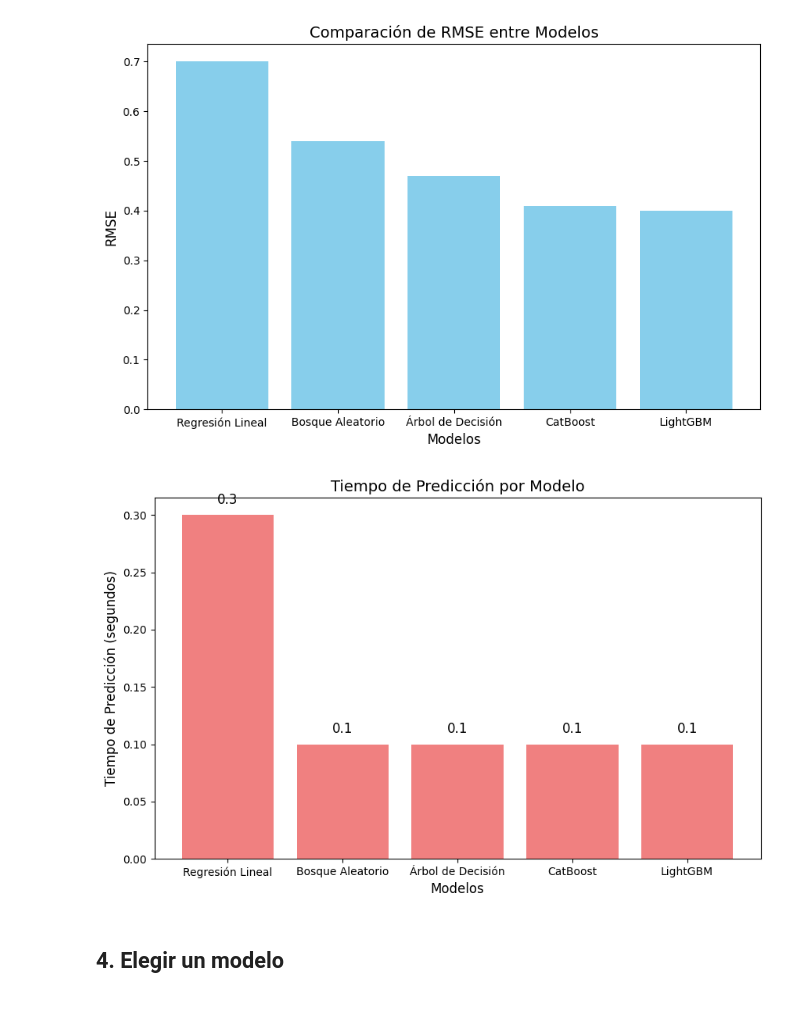
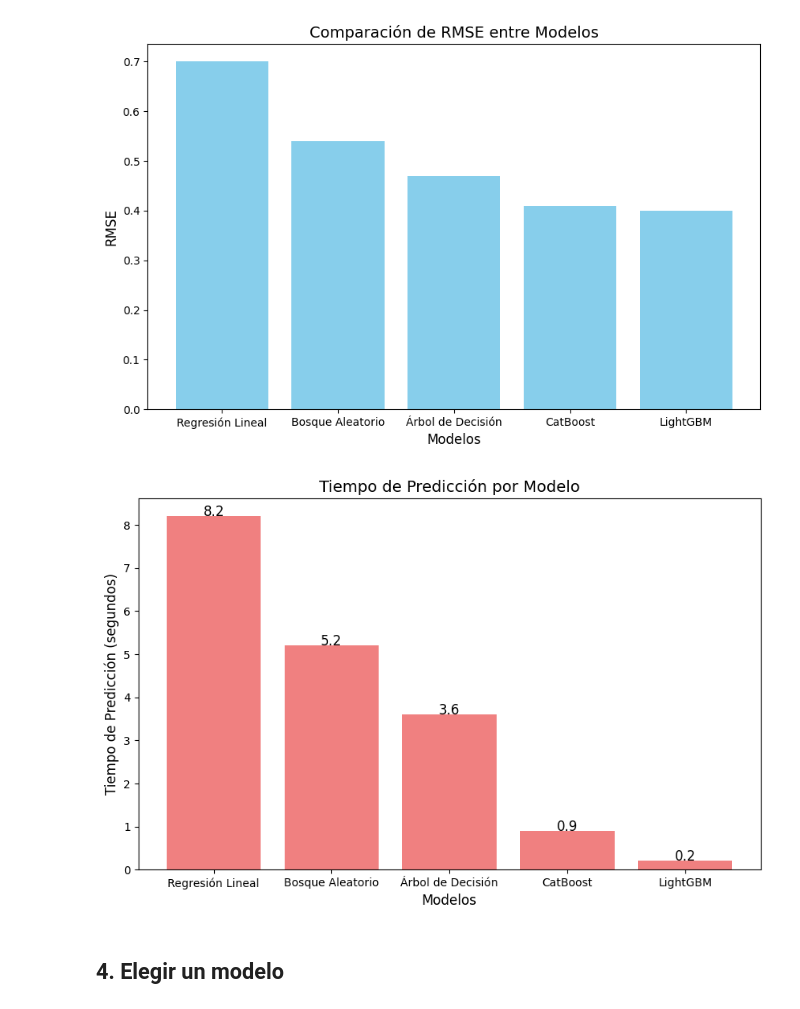
Before and after one commit to wh1tneyr/Rusty-Bargain, a Jupyter notebook: Rusty Bargain.ipynb, the cells around one changed output. Cells and saved outputs as stored; diff of their text form; code cells hidden in the pictures.

Commit message:
grafico para comprar tiempo de prediccion por modelo

```diff
--- a/Rusty Bargain.ipynb
+++ b/Rusty Bargain.ipynb
@@ -533,25 +533,26 @@ plt.show()
 # %%
 # Datos de ejemplo: Tiempo de predicción por modelo (en segundos)
 modelos = ['Regresión Lineal', 'Bosque Aleatorio', 'Árbol de Decisión', 'CatBoost', 'LightGBM']
-prediction_times = [0.3, 0.1, 0.1, 0.1, 0.1]  # Tiempos de predicción de cada modelo (deberías cambiar estos valores por los de tus modelos)
+prediction_times = [8.2, 3.6, 0.2, 5.2, 0.9]  # Tiempos de predicción de cada modelo (deberías cambiar estos valores por los de tus modelos)
+prediction_times.sort(reverse=True)
 
 # Crear el gráfico de barras
 plt.figure(figsize=(10, 6))
 plt.bar(modelos, prediction_times, color='lightcoral')
 
 # Añadir etiquetas y título
 plt.title('Tiempo de Predicción por Modelo', fontsize=14)
 plt.xlabel('Modelos', fontsize=12)
 plt.ylabel('Tiempo de Predicción (segundos)', fontsize=12)
 
 # Añadir los valores de tiempo encima de las barras para mayor claridad
 for i, v in enumerate(prediction_times):
     plt.text(i, v + 0.01, str(v), ha='center', fontsize=12)
 
 # Mostrar el gráfico
 plt.show()
 # %% [output]
-[figure, old version]
+[figure, new version]
 # %% [markdown]
 ## 4. Elegir un modelo
 # %% [markdown]
```
